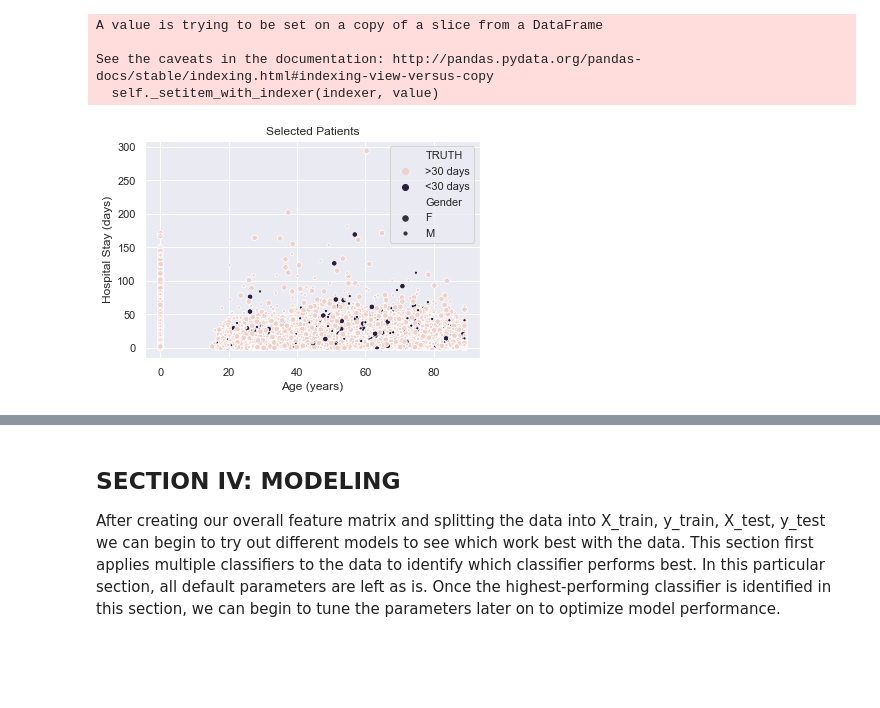
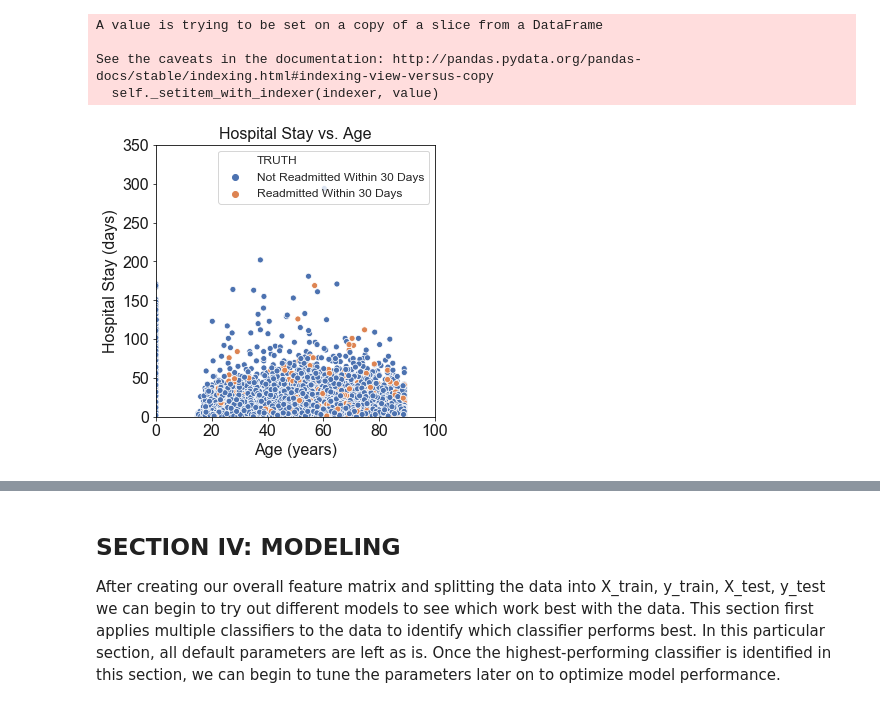
Before and after one commit to kevinmchu/BME590Final, a Jupyter notebook: Process Book.ipynb, the cells around one changed output, grey strips where cells are left out. Drawn from its saved outputs; the diff is of its cells as text; code cells hidden in the pictures; blank space fills up the shorter version.

```diff
--- a/Process Book.ipynb
+++ b/Process Book.ipynb
@@ -570,8 +570,8 @@ pat_vis_data = pat_vis_data.merge(truth_df, on='SUBJECT_ID', how='inner')
 
 # Clean up final dataframe
 pat_vis_data = pat_vis_data.drop_duplicates(subset='SUBJECT_ID').drop(['DOB','ADMITTIME','HADM_ID','SUBJECT_ID'], axis=1)
-pat_vis_data['TRUTH'].loc[pat_vis_data['TRUTH'] == 1] = '<30 days'
-pat_vis_data['TRUTH'].loc[pat_vis_data['TRUTH'] == 0] = '>30 days'
+pat_vis_data['TRUTH'].loc[pat_vis_data['TRUTH'] == 0] = 'Not Readmitted Within 30 Days'
+pat_vis_data['TRUTH'].loc[pat_vis_data['TRUTH'] == 1] = 'Readmitted Within 30 Days'
 pat_vis_data['Age'] = pat_vis_data['Age']/365
 pat_vis_data['Age'].loc[pat_vis_data['Age'] < 0] = 89
 pat_vis_data['Age'] = pat_vis_data['Age'].astype(float)
@@ -584,20 +584,31 @@ See the caveats in the documentation: http://pandas.pydata.org/pandas-docs/stabl
 # %%
 # Visualize all data for relevant patients
 
 import pylab
 import matplotlib.pyplot as plt
 
+plt.figure(figsize=(5, 5))
+ax = plt.subplot(111)
 sns.set()
+sns.set_style("white")
+cmap = sns.color_palette(n_colors=2)
 
-cmap = sns.cubehelix_palette(n_colors=2,as_cmap=False)#rot=-.2, as_cmap=True)
 sns.scatterplot(x="Age", y="Hos_LOS",
-                     hue="TRUTH", size="Gender",
+                     hue="TRUTH",
                      palette=cmap, sizes=(10, 30),
                      data=pat_vis_data)
-plt.title('Selected Patients')
-# Set x-axis label
-plt.xlabel('Age (years)')
-# Set y-axis label
-plt.ylabel('Hospital Stay (days)');
+
+plt.axis((0, 100, 0, 350))
+plt.title('Hospital Stay vs. Age', fontsize=16)
+plt.xlabel('Age (years)', fontsize=16)
+plt.ylabel('Hospital Stay (days)', fontsize=16)
+plt.legend(loc="upper right", fontsize=12)
+
+x_ticks = np.array([0, 20, 40, 60, 80, 100])
+ax.set_xticklabels(x_ticks, rotation=0, fontsize=16)
+y_ticks = np.array([0, 50, 100, 150, 200, 250, 300, 350])
+ax.set_yticklabels(y_ticks, rotation=0, fontsize=16)
+
+plt.savefig("Section3LosAge.png", bbox_inches='tight')
 # %% [output]
-[figure, old version]
+[figure, new version]
```
Also changed, not shown: parts of 8 cells of this notebook.
